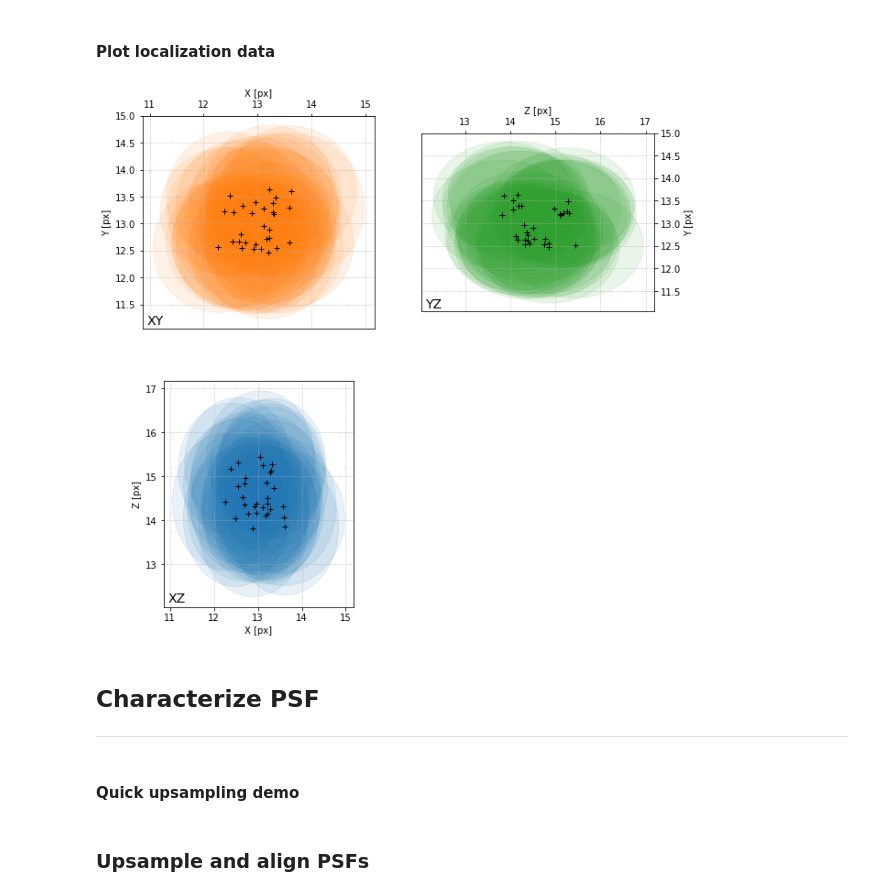
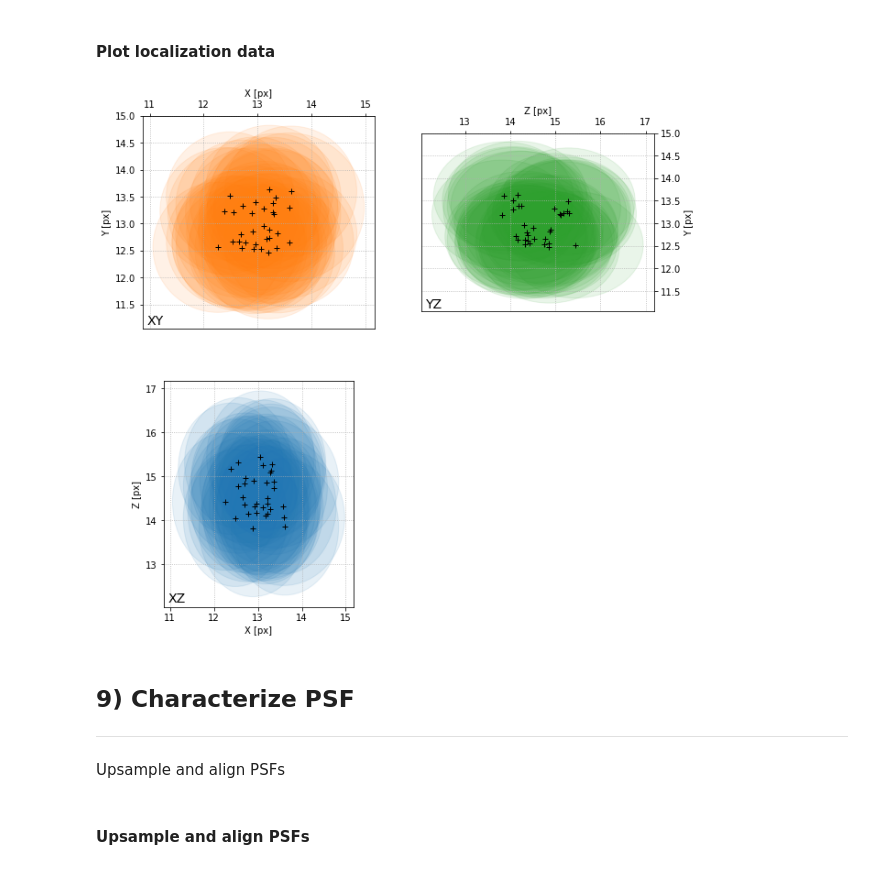
Before and after one commit to hoogenboom-group/PSF-Extractor, a Jupyter notebook: notebooks/walkthrough.ipynb, the cells around one changed output. Cells and saved outputs as stored; diff of their text form; code cells hidden in the pictures.

```diff
--- a/notebooks/walkthrough.ipynb
+++ b/notebooks/walkthrough.ipynb
@@ -320,3 +349,0 @@ from psf_extractor import (gaussian_1D, fit_gaussian_1D,
-# %%
-# Re-extract PSFs based on updated feature set
-psfs, df_features = extract_psfs(stack, df_features, shape_psf)
@@ -327,4 +349,0 @@ def localize_psf():
-# %%
-def localize_psfs():
-    """Localize all PSFs in stack."""
-    pass
@@ -333,2 +349,0 @@ from psf_extractor import fit_features_in_stack
-# %%
-fit_features_in_stack(stack, features=df_features)
@@ -405,2 +352,9 @@ df_loc.head()
+# %%
+# Re-extract PSFs based on updated feature set
+psfs = extract_psfs(stack, features=df_features, shape=shape_psf)
+
+# Localize PSFs
+df_locations = localize_psfs(psfs)
+df_locations.head()
 # %% [markdown]
 #### Plot localization data
@@ -409,9 +361,9 @@ from psf_extractor import plot_psf_localizations
 # %%
-plot_psf_localizations(df_loc)
+plot_psf_localizations(df_locations)
 # %% [output]
-[figure, old version]
+[figure, new version]
 # %% [markdown]
-## Characterize PSF
+## 9) Characterize PSF
 ---
+
+Upsample and align PSFs
-# %% [markdown]
-#### Quick upsampling demo
@@ -442,2 +370,2 @@ axes[2].set_title('Bi-linear upsampling');
 # %% [markdown]
-### Upsample and align PSFs
+#### Upsample and align PSFs
```
Also changed, not shown: parts of 30 cells of this notebook.
